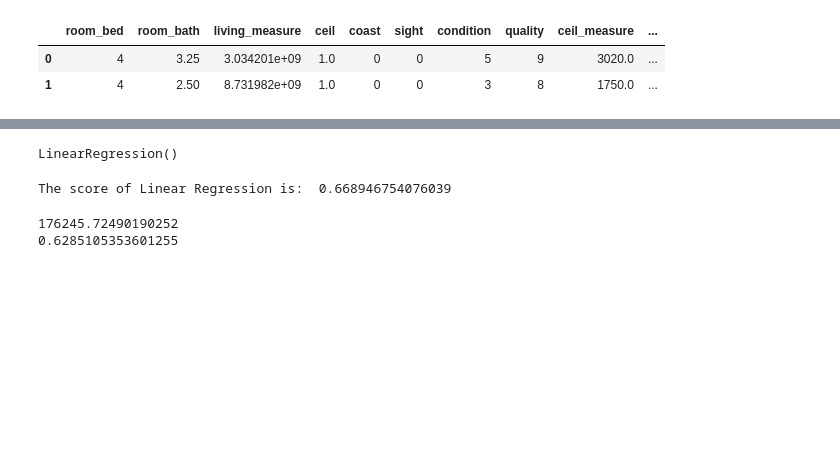
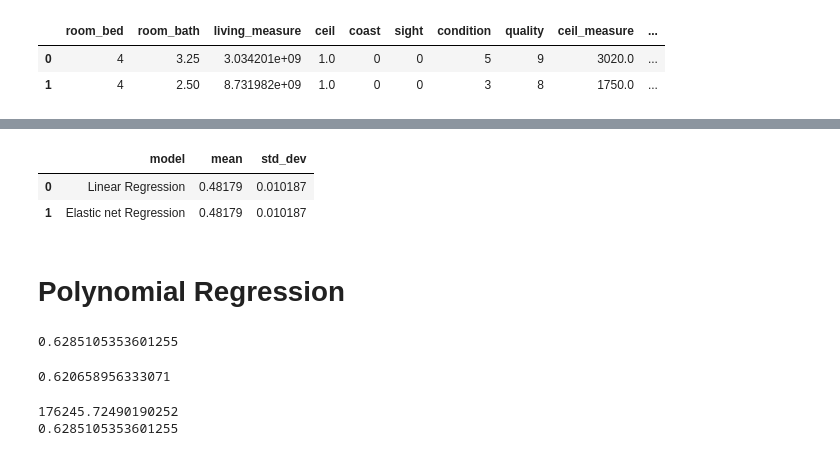
Before and after one commit to Harita-U/GL_capstone_T2_, a Jupyter notebook: capstone_project_final-2.ipynb, the cells around one changed output, grey strips where cells are left out. Cells and saved outputs as stored; diff of their text form; code cells hidden in the pictures; blank space fills up the shorter version.

```diff
--- a/capstone_project_final-2.ipynb
+++ b/capstone_project_final-2.ipynb
@@ -870,0 +877,3 @@ array([0.67167085, 0.66619087, 0.68822072, 0.63084306, 0.66753905,
+# %%
+a_lg_m=results.mean()
+a_lg_s=results.std()
@@ -870,0 +893,27 @@ array([0.67167085, 0.66619087, 0.68822072, 0.63084306, 0.66753905,
+# %%
+from pandas import read_csv
+from sklearn.model_selection import KFold
+from sklearn.model_selection import cross_val_score
+from sklearn.pipeline import Pipeline
+from sklearn.pipeline import FeatureUnion
+from sklearn.linear_model import LinearRegression
+from sklearn.linear_model import ElasticNet
+from sklearn.decomposition import PCA
+from sklearn.feature_selection import SelectKBest
+from sklearn.preprocessing import MinMaxScaler
+from sklearn.svm import SVC
+features = []
+features.append(('pca', PCA(n_components=3)))
+features.append(('select_best', SelectKBest(k=6)))
+features.append(('Minmaxscalor',MinMaxScaler()))
+feature_union = FeatureUnion(features)
+# create pipeline
+estimators = []
+estimators.append(('feature_union', feature_union))
+estimators.append(('linear', ElasticNet()))
+model = Pipeline(estimators)
+# evaluate pipeline
+seed = 7
+kfold = KFold(n_splits=10)
+results1 = cross_val_score(model, x, y, cv=kfold)
+print(results1.mean())
@@ -871,3 +927,6 @@ array([0.67167085, 0.66619087, 0.68822072, 0.63084306, 0.66753905,
+# %%
+a_el_m=results1.mean()
+a_el_s=results1.std()
 # %%
 from sklearn.linear_model import ElasticNet
 regr = ElasticNet(random_state=2)
@@ -900,11 +945,13 @@ lg = LinearRegression()
-# %%
-lg.fit(X_train, y_train)
-# %% [output]
-LinearRegression()
-# %%
-print(f"The score of Linear Regression is: ",lg.score(X_test, y_test))
-# %% [output]
-The score of Linear Regression is:  0.668946754076039
+# %%
+a_disp=pd.DataFrame({"model":["Linear Regression","Elastic net Regression"],"mean":[a_lg_m,a_el_m],"std_dev":[a_lg_s,a_el_s]})
+# %%
+a_disp
+# %% [output]
+|  | model | mean | std_dev |
+| 0 | Linear Regression | 0.48179 | 0.010187 |
+| 1 | Elastic net Regression | 0.48179 | 0.010187 |
+# %% [markdown]
+# Polynomial Regression
 # %%
 from sklearn.preprocessing import PolynomialFeatures
 # %%
@@ -918,6 +965,16 @@ y_poly_pred=pol_reg.predict(X_test)
 #plt.scatter(y,y_poly_pred)
 # %%
 y_poly_pred2=pol_reg.predict(X_train)
+# %%
+a_poly_sc=pol_reg.score(X_test,y_test) ##Polynomial Regression using test score
+a_poly_sc
+# %% [output]
+0.6285105353601255
+# %%
+a_poly_sc1=pol_reg.score(X_train,y_train) ##Polynomial Regression using train score
+a_poly_sc1
+# %% [output]
+0.620658956333071
 # %%
 import numpy as np
 # %%
```
Also changed, not shown: parts of 75 cells of this notebook.
